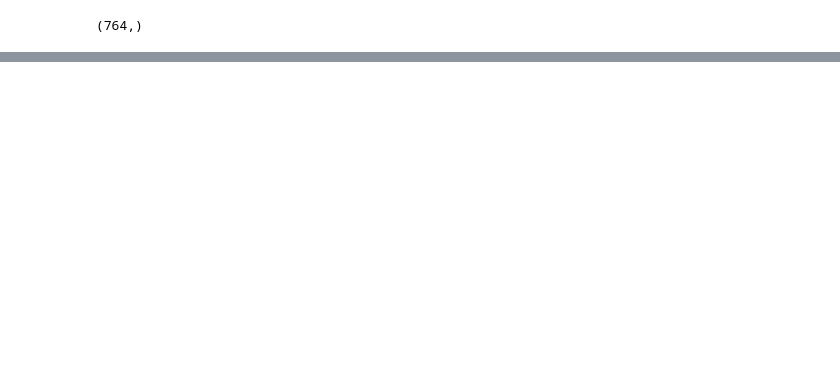
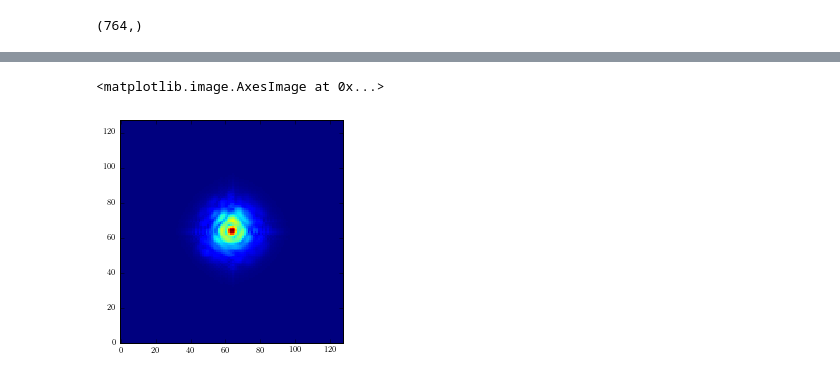
Before and after one commit to benjaminpope/pysco, a Jupyter notebook: analysis.ipynb, the cells around one changed output, grey strips where cells are left out. Saved outputs shown, nothing was run; the diff lists cells and outputs as text; code cells hidden in the pictures; blank space fills up the shorter version.

```diff
--- a/analysis.ipynb
+++ b/analysis.ipynb
@@ -39,20 +40,20 @@ elif bandn == 'Ks':
 	fnames = ['cubeF_2056.fits','cubeF_2881.fits']
 	# myf1 = open('alpOph_Ks_lin.pick','r')
 	# myf2 = open('epsHer_Ks_lin.pick','r')
-	pupil = 'medcrossmodel_v2'
+	pupil = 'medcrossmeasmodel'
 else: print 'Data directory failure'
 
 if num == 1:
     print 'Doing simulated observations'
     fnames = ['Ks_0.8_bin_s129.6_a83.5_c28.7.fits', 'Ks_1.0_bin_s129.6_a83.5_c28.7.fits'] # ffa
-    pupil = 'medcrossmodel_new'
+    pupil = 'medcrossmodel'
 else:
     pass
 
 if num == 2:
     print 'Doing simulated observations'
     fnames = ['Ks_0.8_bin_s131_a86_c19.7.fits', 'Ks_1.0_bin_s131_a86_c19.7.fits'] # ffa
-    pupil = 'medcrossmodel_new'
+    pupil = 'medcrossmodel'
 else:
     pass
 
@@ -69,14 +70,14 @@ available typing "help(pysco)".
 
 #load data and calibrators - each of these may take several minutes
 
-a = pysco.kpo('./kerphi/'+pupil+'.pick')
+a = pysco.kpo('./kerphi/'+pupil+'.pick',scale=1.0)
 
 a.name = 'Palomar - ' + tnames[0]
 if no_kp:
     a.kpi.KerPhi = np.eye(a.kpi.nbuv)  # for speckle!
     a.kpi.nkphi = a.kpi.nbuv  # for speckle!
 
-a.extract_kpd(ddir + fnames[0],sg_ld = 4.5,re_center=True,D=5.093,unwrap_kp=False,adjust_sampling=True,bsp=bispec)
+a.extract_kpd(ddir + fnames[0],sg_ld = 4.50,re_center=True,D=5.093,unwrap_kp=False,adjust_sampling=True,bsp=bispec)
 
 print a.kpd.shape
 print a.kpe.shape
@@ -95,9 +96,9 @@ extracting kp from img 100/100 no average
 # %%
-b = pysco.kpo('./kerphi/'+pupil+'.pick')
+b = pysco.kpo('./kerphi/'+pupil+'.pick',scale=1.0)
 b.name = 'Palomar - ' + tnames[1]
 if no_kp:
     b.kpi.KerPhi = np.eye(b.kpi.nbuv)  # for speckle!
     b.kpi.nkphi = b.kpi.nbuv  # for speckle!
 
-b.extract_kpd(ddir + fnames[1],sg_ld = 4.5,re_center=True,D=5.093,unwrap_kp=False,adjust_sampling=True,bsp=bispec)
+b.extract_kpd(ddir + fnames[1],sg_ld = 4.50,re_center=True,D=5.093,unwrap_kp=False,adjust_sampling=True,bsp=bispec)
 # %% [output]
@@ -184,7 +186,7 @@ if num == 0:
     if no_kp:
         addederror = 8.5
     else:
-        addederror = 1.05
+        addederror = 0.92
 
     a.kpd -= b.kpd #subtract systematic
     a.kpe = np.sqrt(a.kpe**2. + b.kpe**2.+ addederror**2.) #add statistical and measurement in quadrature
@@ -200,8 +202,7 @@ else:
     print addederror
 
 
-# you may want to add an error term in quadrature - see the note later! We can cheat and tell you that 1. should do the job,
-# but try 0 if you want to see how well it does without it
+# you may want to add an error term in quadrature - see the note later! 1.0 should do the job
 # a.kpe = error_kp
 # %% [markdown]
 In the following two cells we have two different ways of fitting a model to these data - one uses MultiNest and one uses emcee.
@@ -562,0 +539,7 @@ binary_136_86_32.fits
+# %%
+ims = np.array(a.ims)
+avgim = np.sum(ims,axis=0)[256-64:256+64,256-64:256+64]
+plt.imshow(avgim**0.3)
+# %% [output]
+<matplotlib.image.AxesImage at 0x...>
+[figure, added]
```
Also changed, not shown: parts of 50 cells of this notebook, 4 other files.
